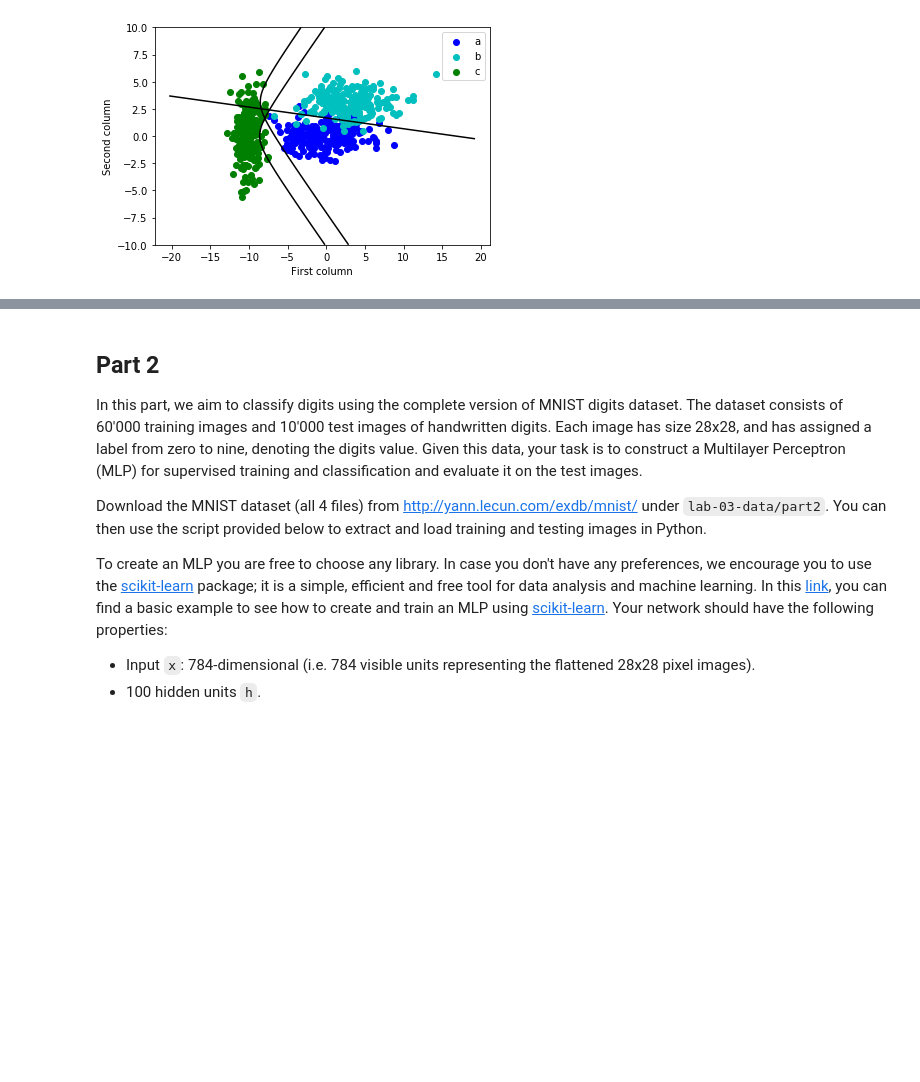
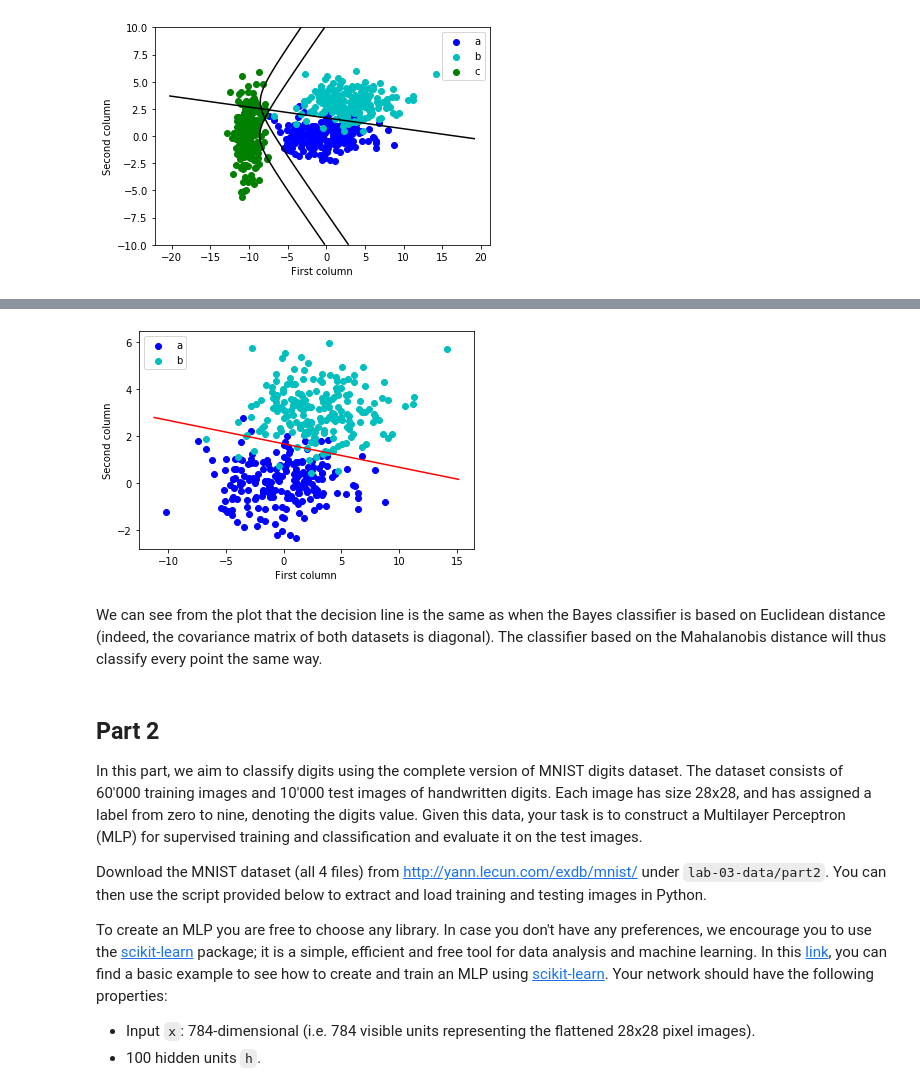
Before and after one commit to emarazz/iapr_2020, a Jupyter notebook: our_labs/lab_03_classification.ipynb, the cells around one changed output, grey strips where cells are left out. Drawn from its saved outputs; the diff is of its cells as text; code cells hidden in the pictures; blank space fills up the shorter version.

```diff
--- a/our_labs/lab_03_classification.ipynb
+++ b/our_labs/lab_03_classification.ipynb
@@ -278,3 +294,23 @@ For classes `a` and `b`, give the expression of the Mahalanobis distance used to
+# %%
+slope_m = - (mean_a[0] - mean_b[0]) / ((mean_a[1] - mean_b[1]) * 10)
+intercept_m = (mean_a[0]**2 - mean_b[0]**2) / ((mean_a[1] - mean_b[1]) * 20) + (mean_a[1] + mean_b[1]) / 2
+
+max_x = np.max((a[:,0], b[:,0]))
+min_x = np.min((a[:,0], b[:,0]))
+x = np.linspace(min_x-1, max_x+1, 100)
+
+plt.plot(x, slope_m * x + intercept_m, color='r')
+#plt.plot(x, slope * x + intercept, color='k')  <--- uncomment this line to see that the two lines do indeed overlap
+a_dots = plt.scatter(a[:,0], a[:,1], color='b')
+b_dots = plt.scatter(b[:,0], b[:,1], color='c')
+plt.legend((a_dots, b_dots), ('a', 'b'))
+plt.xlabel('First column')
+plt.ylabel('Second column')
+plt.show()
+# %% [output]
+[figure, added]
+# %% [markdown]
+We can see from the plot that the decision line is the same as when the Bayes classifier is based on Euclidean distance (indeed, the covariance matrix of both datasets is diagonal). The classifier based on the Mahalanobis distance will thus classify every point the same way.
 # %% [markdown]
 ## Part 2
 In this part, we aim to classify digits using the complete version of MNIST digits dataset.
```
Also changed, not shown: parts of 5 cells of this notebook.
